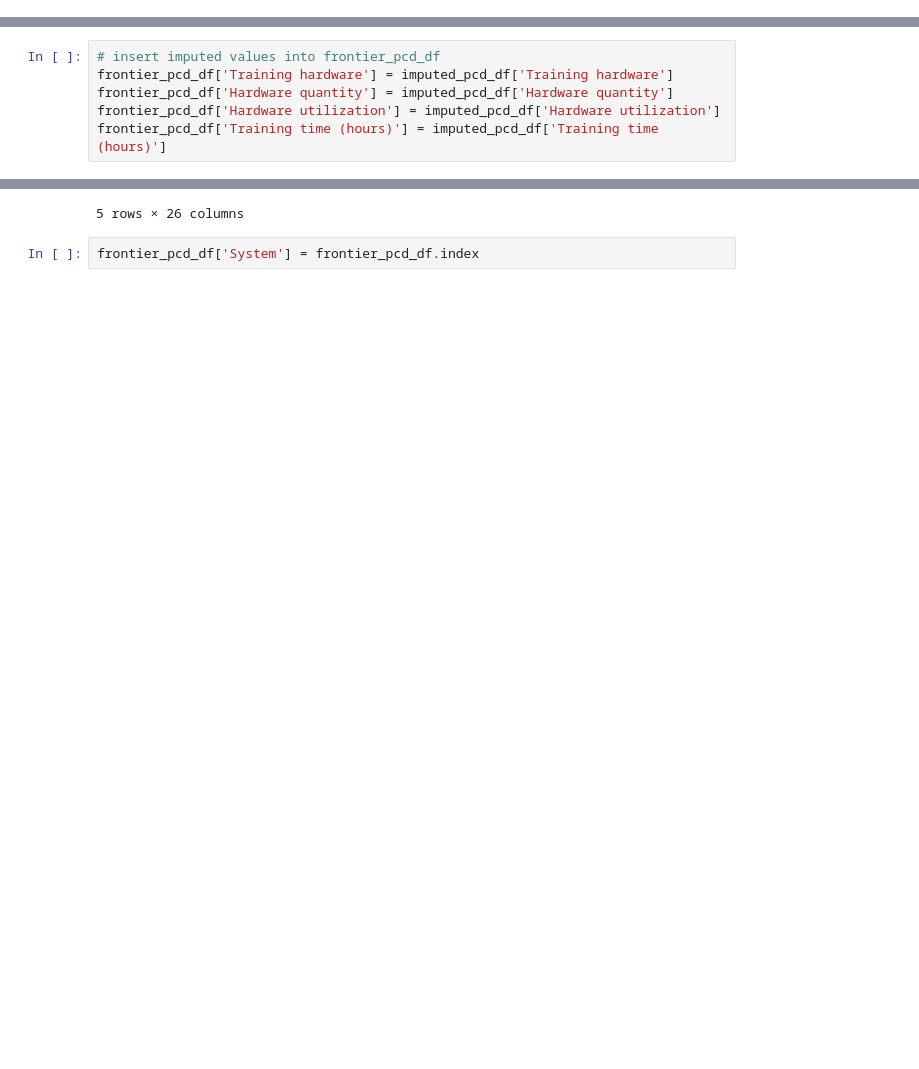
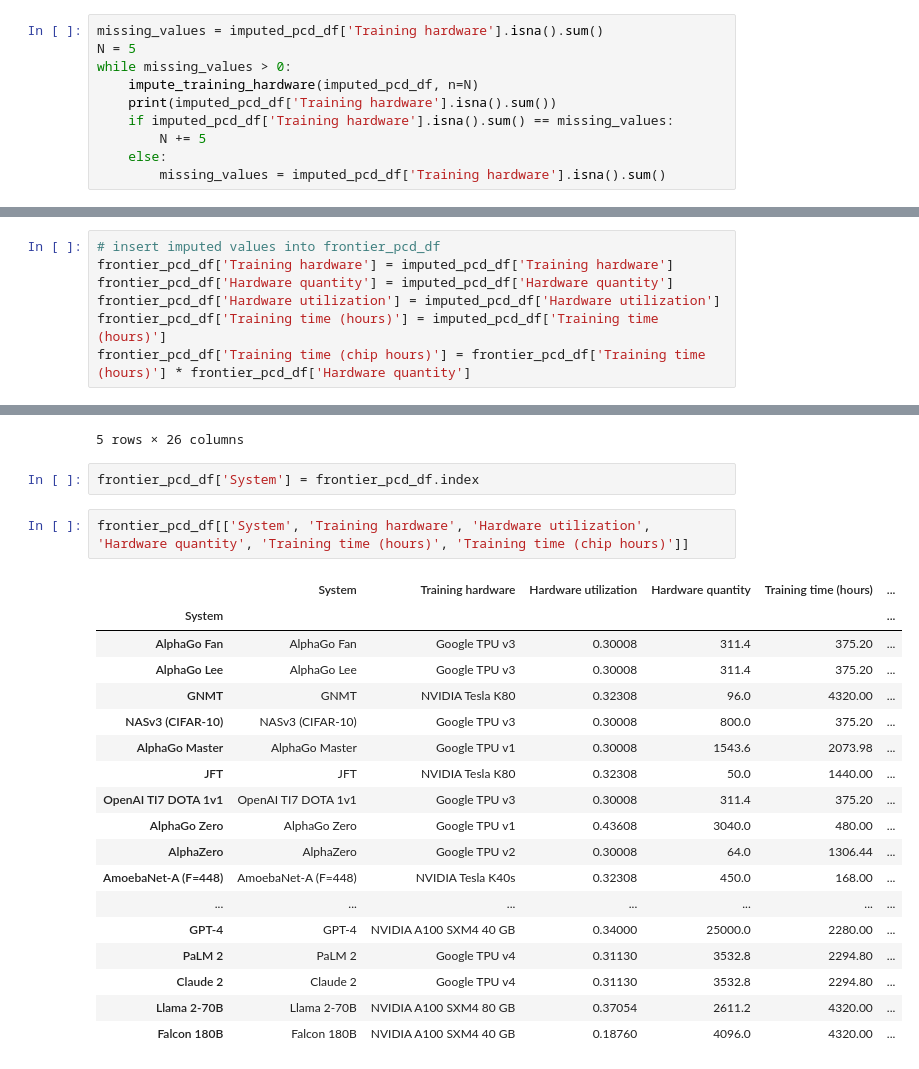
Before and after one commit to epoch-research/training-cost-trends, a Jupyter notebook: cost_analysis.ipynb, the cells around one changed output, grey strips where cells are left out. Cells and saved outputs as stored; diff of their text form; blank space fills up the shorter version.

Commit message:
feat: complete hardware imputation
Completely filled in hardware model using KNeighborsClassifier. Added plot using imputed data.

```diff
--- a/cost_analysis.ipynb
+++ b/cost_analysis.ipynb
@@ -575,0 +614,10 @@ Unlike other reduction functions (e.g. `skew`, `kurtosis`), the default behavior
+# %%
+missing_values = imputed_pcd_df['Training hardware'].isna().sum()
+N = 5
+while missing_values > 0:
+    impute_training_hardware(imputed_pcd_df, n=N)
+    print(imputed_pcd_df['Training hardware'].isna().sum())
+    if imputed_pcd_df['Training hardware'].isna().sum() == missing_values:
+        N += 5
+    else:
+        missing_values = imputed_pcd_df['Training hardware'].isna().sum()
@@ -585,6 +648,7 @@ frontier_pcd_df['Training hardware'] = imputed_pcd_df['Training hardware']
 frontier_pcd_df['Hardware quantity'] = imputed_pcd_df['Hardware quantity']
 frontier_pcd_df['Hardware utilization'] = imputed_pcd_df['Hardware utilization']
 frontier_pcd_df['Training time (hours)'] = imputed_pcd_df['Training time (hours)']
+frontier_pcd_df['Training time (chip hours)'] = frontier_pcd_df['Training time (hours)'] * frontier_pcd_df['Hardware quantity']
 # %%
 # calculate training time (chip hours) from training time and hardware quantity
 frontier_pcd_df['Training time (chip hours)'] = frontier_pcd_df['Training time (hours)'] * frontier_pcd_df['Hardware quantity']
@@ -601,3 +665,24 @@ frontier_pcd_df.head()
 5 rows × 26 columns
 # %%
 frontier_pcd_df['System'] = frontier_pcd_df.index
+# %%
+frontier_pcd_df[['System', 'Training hardware', 'Hardware utilization', 'Hardware quantity', 'Training time (hours)', 'Training time (chip hours)']]
+# %% [output]
+|  | System | Training hardware | Hardware utilization | Hardware quantity | Training time (hours) | ... |
+| System |  |  |  |  |  | ... |
+| AlphaGo Fan | AlphaGo Fan | Google TPU v3 | 0.30008 | 311.4 | 375.20 | ... |
+| AlphaGo Lee | AlphaGo Lee | Google TPU v3 | 0.30008 | 311.4 | 375.20 | ... |
+| GNMT | GNMT | NVIDIA Tesla K80 | 0.32308 | 96.0 | 4320.00 | ... |
+| NASv3 (CIFAR-10) | NASv3 (CIFAR-10) | Google TPU v3 | 0.30008 | 800.0 | 375.20 | ... |
+| AlphaGo Master | AlphaGo Master | Google TPU v1 | 0.30008 | 1543.6 | 2073.98 | ... |
+| JFT | JFT | NVIDIA Tesla K80 | 0.32308 | 50.0 | 1440.00 | ... |
+| OpenAI TI7 DOTA 1v1 | OpenAI TI7 DOTA 1v1 | Google TPU v3 | 0.30008 | 311.4 | 375.20 | ... |
+| AlphaGo Zero | AlphaGo Zero | Google TPU v1 | 0.43608 | 3040.0 | 480.00 | ... |
+| AlphaZero | AlphaZero | Google TPU v2 | 0.30008 | 64.0 | 1306.44 | ... |
+| AmoebaNet-A (F=448) | AmoebaNet-A (F=448) | NVIDIA Tesla K40s | 0.32308 | 450.0 | 168.00 | ... |
+| ... | ... | ... | ... | ... | ... | ... |
+| GPT-4 | GPT-4 | NVIDIA A100 SXM4 40 GB | 0.34000 | 25000.0 | 2280.00 | ... |
+| PaLM 2 | PaLM 2 | Google TPU v4 | 0.31130 | 3532.8 | 2294.80 | ... |
+| Claude 2 | Claude 2 | Google TPU v4 | 0.31130 | 3532.8 | 2294.80 | ... |
+| Llama 2-70B | Llama 2-70B | NVIDIA A100 SXM4 80 GB | 0.37054 | 2611.2 | 4320.00 | ... |
+| Falcon 180B | Falcon 180B | NVIDIA A100 SXM4 40 GB | 0.18760 | 4096.0 | 4320.00 | ... |
```
Also changed, not shown: parts of 14 cells of this notebook.
